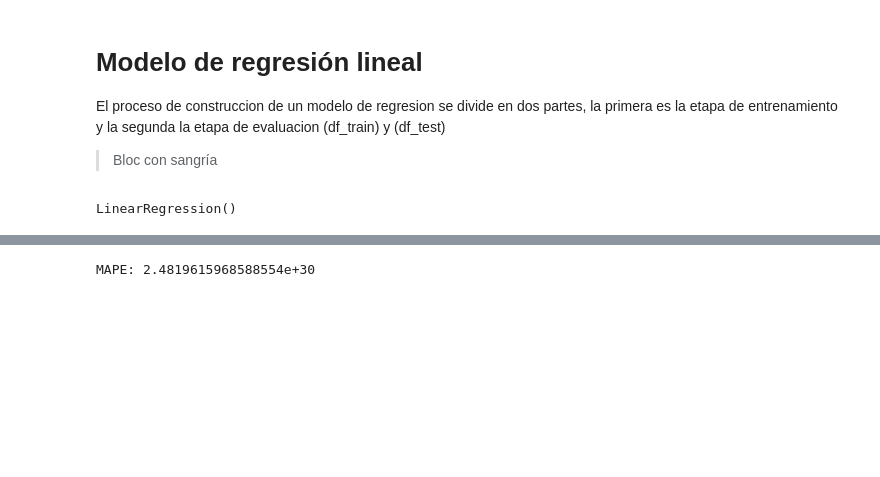
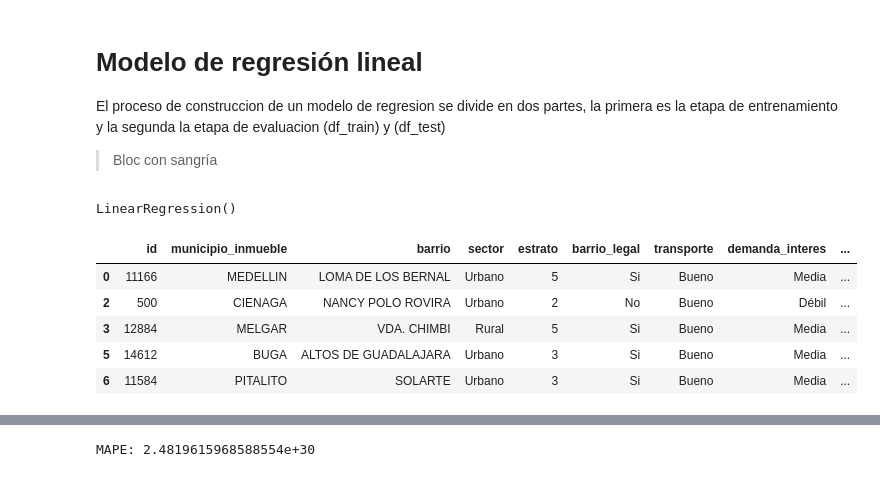
Before and after one commit to VEVELANDIA/Prueba-DataScientist-VictorVelandia, a Jupyter notebook: Prueba_de_Conocimiento_Datos_Estructurados_[Víctor_Velandia].ipynb, the cells around one changed output, grey strips where cells are left out. Cells and saved outputs as stored; diff of their text form; code cells hidden in the pictures; blank space fills up the shorter version.

```diff
--- a/Prueba_de_Conocimiento_Datos_Estructurados_[Víctor_Velandia].ipynb
+++ b/Prueba_de_Conocimiento_Datos_Estructurados_[Víctor_Velandia].ipynb
@@ -391,3 +391,13 @@ model = LinearRegression()
 model.fit(X_train_encoded, y_train)
 # %% [output]
 LinearRegression()
+# %%
+test1['predicted_price'] = pd.DataFrame(model.predict(X_train_encoded))
+test1.head()
+# %% [output]
+|  | id | municipio_inmueble | barrio | sector | estrato | barrio_legal | transporte | demanda_interes | ... |
+| 0 | 11166 | MEDELLIN | LOMA DE LOS BERNAL | Urbano | 5 | Si | Bueno | Media | ... |
+| 2 | 500 | CIENAGA | NANCY POLO ROVIRA | Urbano | 2 | No | Bueno | Débil | ... |
+| 3 | 12884 | MELGAR | VDA. CHIMBI | Rural | 5 | Si | Bueno | Media | ... |
+| 5 | 14612 | BUGA | ALTOS DE GUADALAJARA | Urbano | 3 | Si | Bueno | Media | ... |
+| 6 | 11584 | PITALITO | SOLARTE | Urbano | 3 | Si | Bueno | Media | ... |
```
Also changed, not shown: parts of 1 cell of this notebook.
